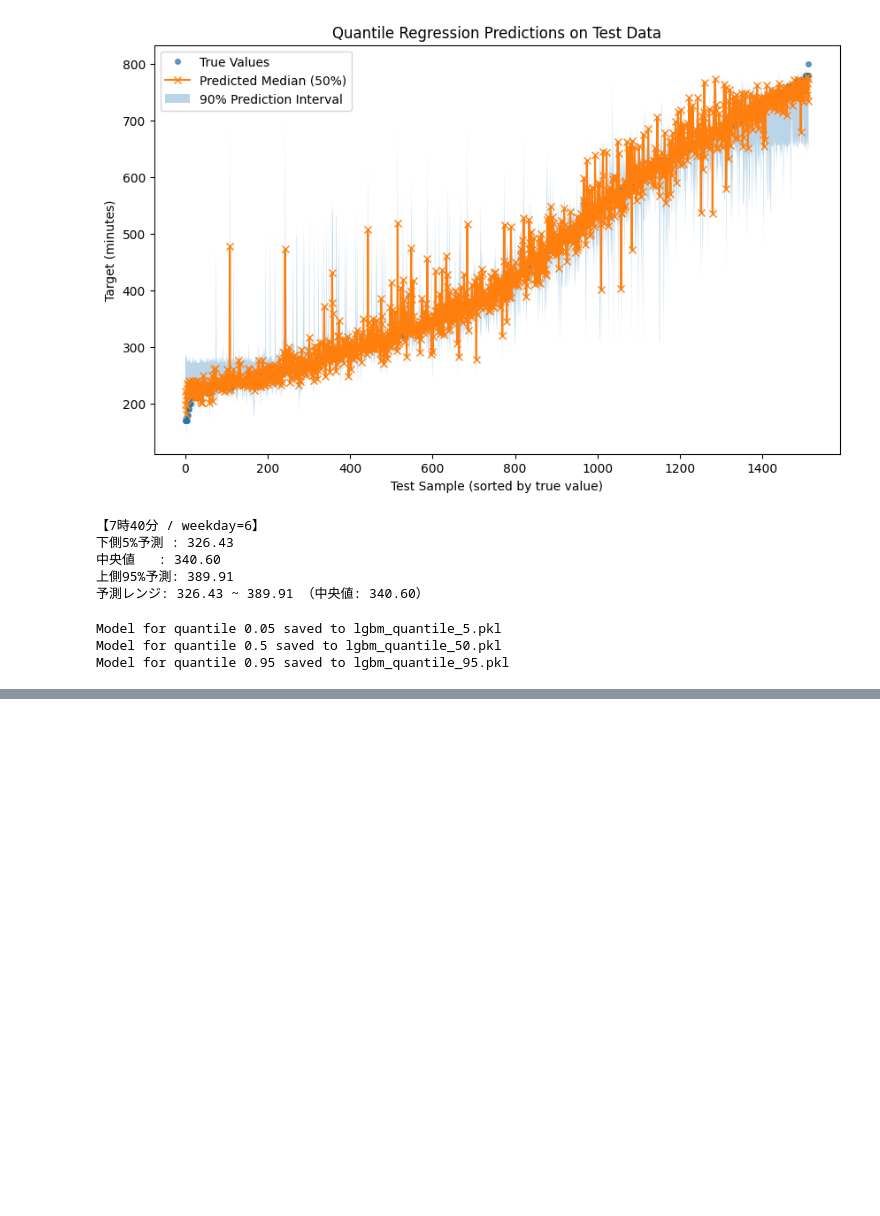
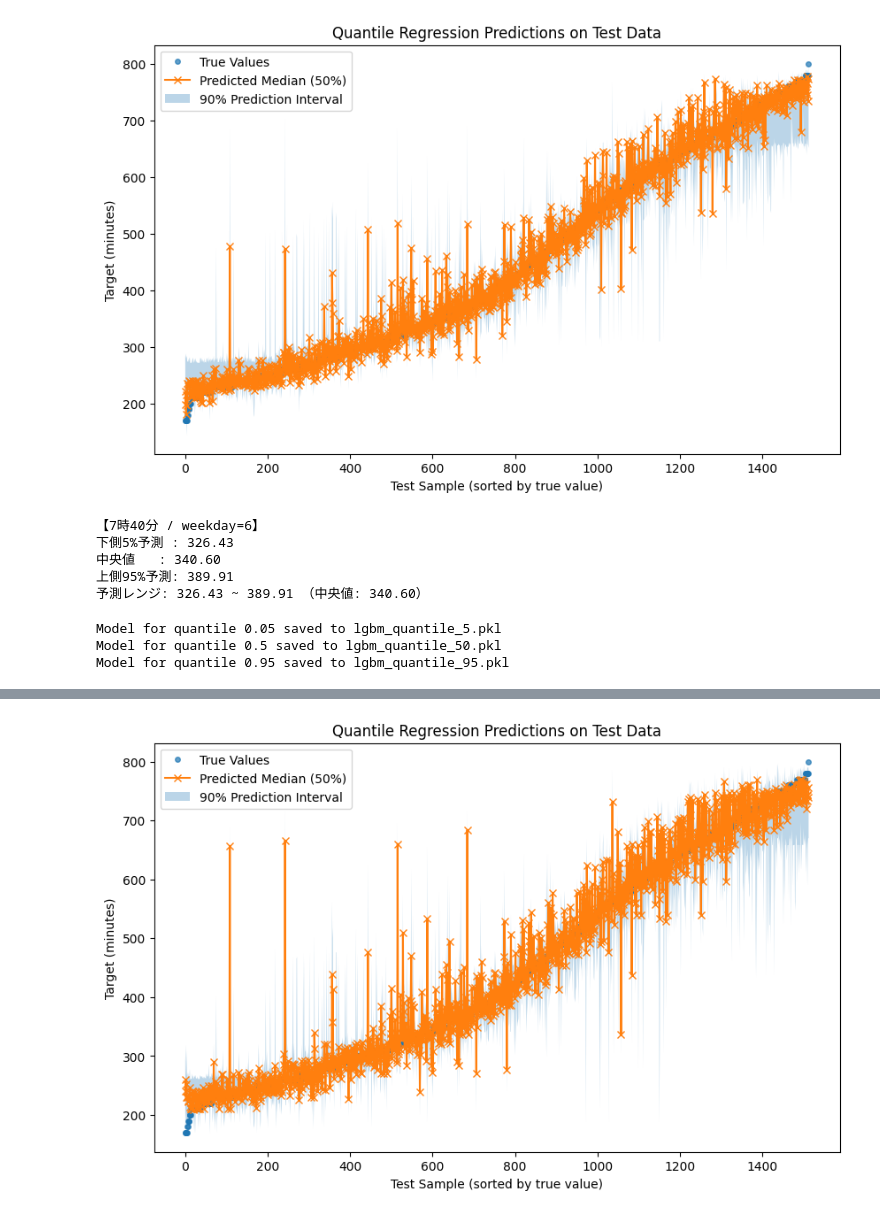
Before and after one commit to tropical-362827/futaba-lifetime, a Jupyter notebook: notebooks/prediction.ipynb, the cells around one changed output, grey strips where cells are left out. Cells and saved outputs as stored; diff of their text form; code cells hidden in the pictures; blank space fills up the shorter version.

```diff
--- a/prediction.ipynb
+++ b/notebooks/prediction.ipynb
@@ -208,0 +222,61 @@ Model for quantile 0.95 saved to lgbm_quantile_95.pkl
+# %%
+
+# fetched_atとlastの列をdatetime型に変換
+df_train['fetched_at'] = pd.to_datetime(df_train['fetched_at'])
+df_train['last'] = pd.to_datetime(df_train['last'])
+
+# 説明変数として、fetched_atから時刻（hour, minute）と曜日（dayofweek）を抽出
+df_train['hour'] = df_train['fetched_at'].dt.hour
+df_train['minute'] = df_train['fetched_at'].dt.minute
+df_train['weekday'] = df_train['fetched_at'].dt.dayofweek  # 月曜日=0, 日曜日=6
+
+# 目的変数として、fetched_atからlastまでの時間差（分）を計算
+df_train['target'] = (df_train['last'] - df_train['fetched_at']).dt.total_seconds() / 60
+
+# 説明変数と目的変数を定義
+features = ['hour', 'minute', 'weekday']
+X = df_train[features]
+y = df_train['target']
+
+# 学習データとテストデータに分割（80%学習、20%テスト）
+X_train, X_test, y_train, y_test = train_test_split(X, y, test_size=0.2, random_state=42)
+
+# 分位点（quantile）の設定：下側5%、中央値50%、上側95%
+quantiles = [0.05, 0.5, 0.95]
+models = {}
+predictions = {}
+
+# 各分位点に対してLightGBMの回帰モデルを学習
+for q in quantiles:
+    model = lgb.LGBMRegressor(objective='quantile', alpha=q, random_state=42)
+    model.fit(X_train, y_train)
+    models[q] = model
+    predictions[q] = model.predict(X_test)
+
+# 中央値モデル（q=0.5）を用いて性能評価
+y_pred_median = predictions[0.5]
+mse = mean_squared_error(y_test, y_pred_median)
+mae = mean_absolute_error(y_test, y_pred_median)
+print("Median Model - Mean Squared Error:", mse)
+print("Median Model - Mean Absolute Error:", mae)
+
+# テストデータにおける予測区間の可視化
+# ・x軸はテストサンプル（並び順は真の値の昇順に並べ替えています）
+# ・中央値の予測と、下側・上側の予測による90%予測区間を表示
+idx = np.argsort(y_test.values)  # y_testを昇順に並び替えるためのインデックス
+
+plt.figure(figsize=(10, 6))
+plt.plot(np.arange(len(y_test)), y_test.values[idx],
+         'o', markersize=4, alpha=0.7, label='True Values')
+plt.plot(np.arange(len(y_test)), predictions[0.5][idx],
+         'x-', label='Predicted Median (50%)')
+plt.fill_between(np.arange(len(y_test)),
+                 predictions[0.05][idx],
+                 predictions[0.95][idx],
+                 alpha=0.3, label='90% Prediction Interval')
+plt.xlabel("Test Sample (sorted by true value)")
+plt.ylabel("Target (minutes)")
+plt.title("Quantile Regression Predictions on Test Data")
+plt.legend()
+plt.show()
+# %% [output]
@@ -208,0 +302 @@ Model for quantile 0.95 saved to lgbm_quantile_95.pkl
+[figure, added]
```
Also changed, not shown: parts of 6 cells of this notebook, 7 other files.
